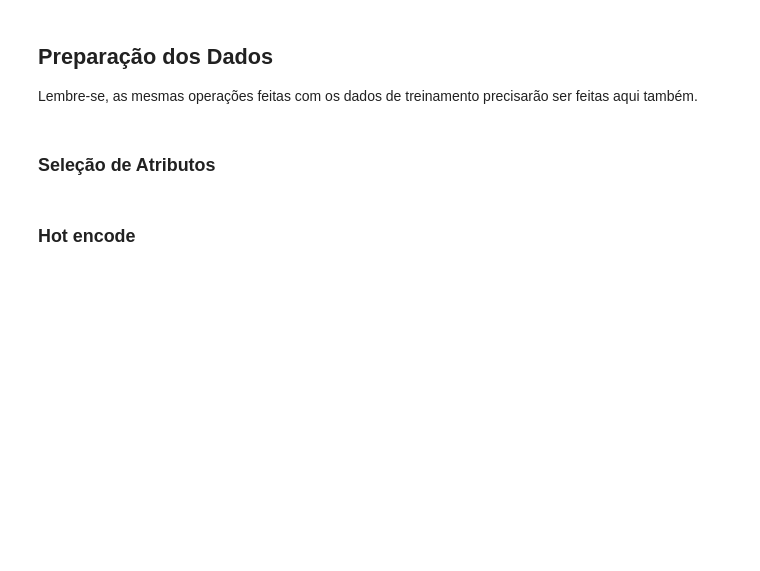
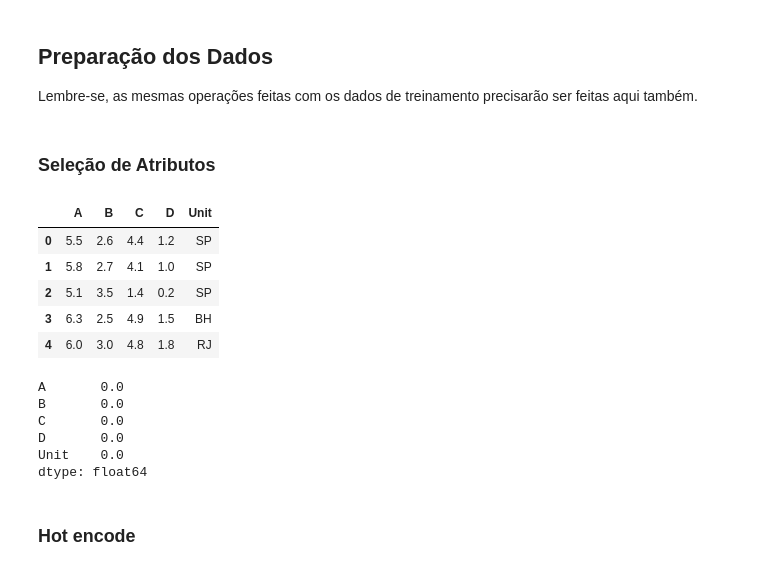
Before and after one commit to BrunaKrasotaMatos/MineracaoDados, a Jupyter notebook: BIG_A3_Classificacao_BrunaMatos.ipynb, the cells around one changed output. Cells and saved outputs as stored; diff of their text form; code cells hidden in the pictures; blank space fills up the shorter version.

```diff
--- a/BIG_A3_Classificacao_BrunaMatos.ipynb
+++ b/BIG_A3_Classificacao_BrunaMatos.ipynb
@@ -421,5 +404,22 @@ Lembre-se, as mesmas operações feitas com os dados de treinamento precisarão
 ### Seleção de Atributos
 # %%
 # seu código
-
-df_new = df_new.drop(columns= ... )
+df_new = df_new.drop(columns= ['id'])
+df_new.head()
+# %% [output]
+|  | A | B | C | D | Unit |
+| 0 | 5.5 | 2.6 | 4.4 | 1.2 | SP |
+| 1 | 5.8 | 2.7 | 4.1 | 1.0 | SP |
+| 2 | 5.1 | 3.5 | 1.4 | 0.2 | SP |
+| 3 | 6.3 | 2.5 | 4.9 | 1.5 | BH |
+| 4 | 6.0 | 3.0 | 4.8 | 1.8 | RJ |
+# %%
+# Como visto na inspeção de dados, temos o seguinte percentual de valores nulos:
+print((df_new.isnull().sum() / len(df_new))*100)
+# %% [output]
+A       0.0
+B       0.0
+C       0.0
+D       0.0
+Unit    0.0
+dtype: float64
```
Also changed, not shown: parts of 5 cells of this notebook.
